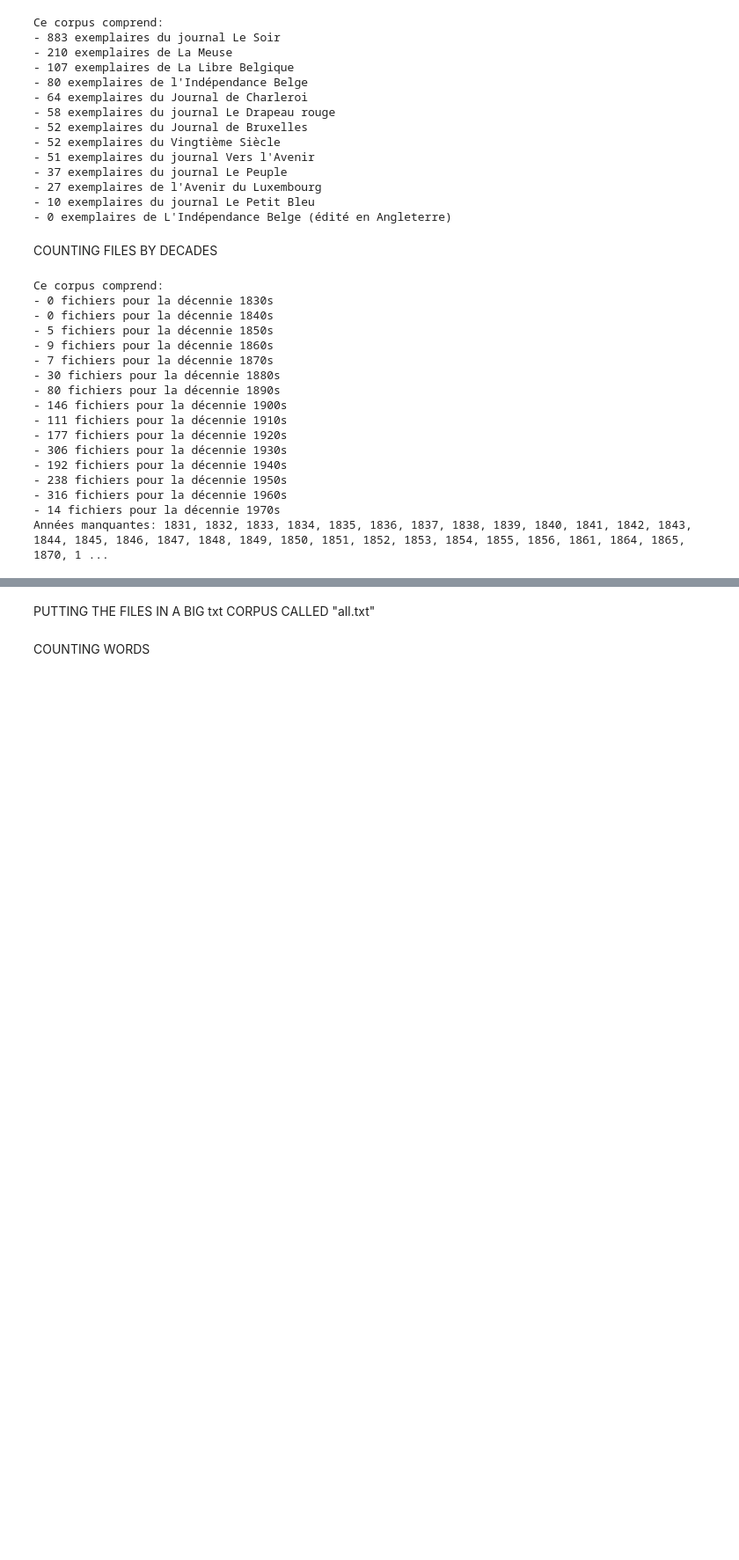
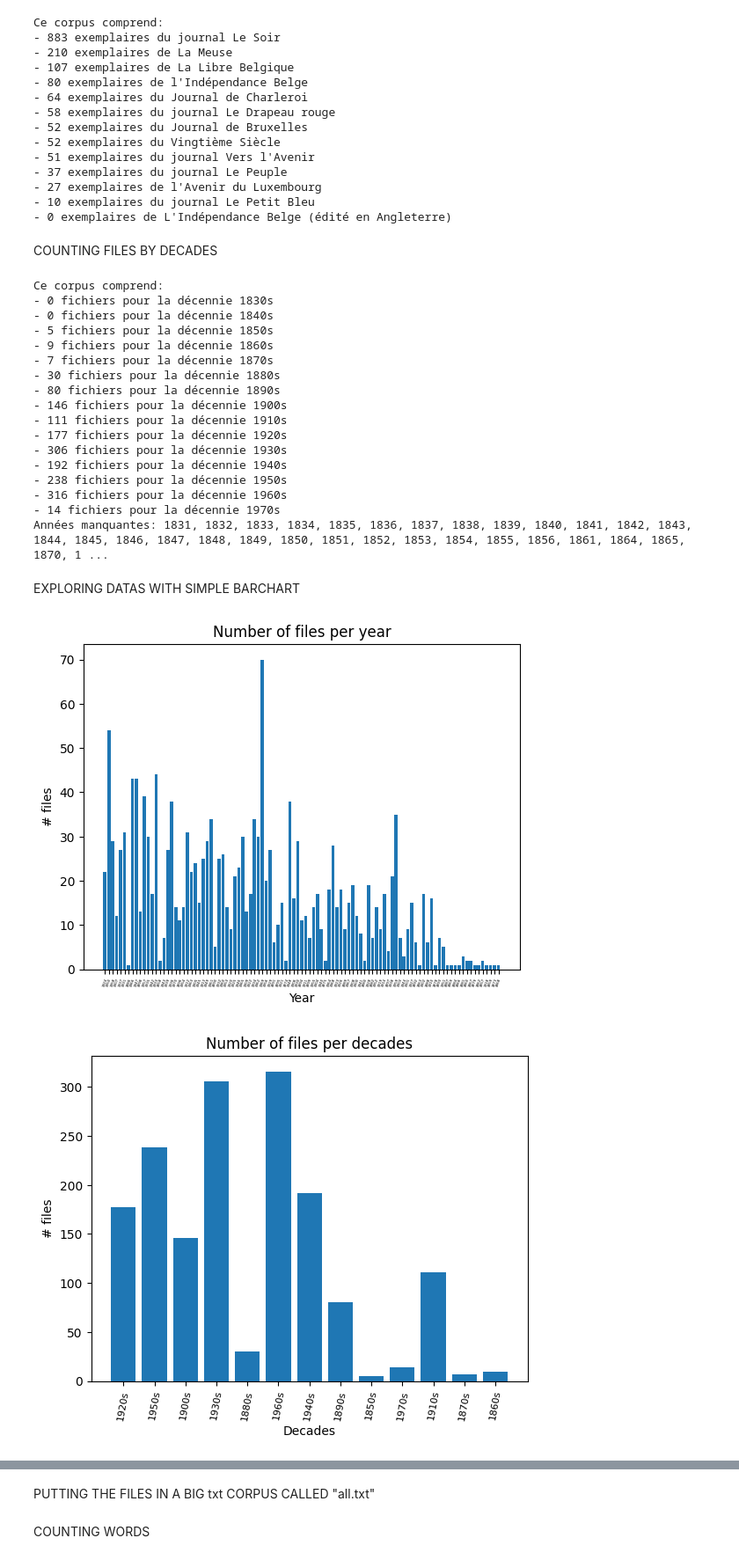
Before and after one commit to a-mahiant/tac, a Jupyter notebook: tp4/code.ipynb, the cells around one changed output, grey strips where cells are left out. Shown at 88% size. Cells and saved outputs as stored; diff of their text form; code cells hidden in the pictures; blank space fills up the shorter version.

```diff
--- a/tp4/code.ipynb
+++ b/tp4/code.ipynb
@@ -60,26 +60,28 @@ all_years = [str(year) for year in range(1831, 1971)]
 # %%
 count_decade = defaultdict(int)
 count_month = defaultdict(int)
+count_year = defaultdict(int)
 count_newspapers = defaultdict(int)
 covered_years = set()
 
-for fileName in files:
-    if "_" in fileName and fileName.endswith("txt"):
-        block = fileName.split("_")
+for f in files:
+    if "_" in f and f.endswith("txt"):
+        elems = f.split("_")
 
-        newspaper = block[1]
+        newspaper = elems[1]
 
-        year = block[2].split("-")[0]
+        year = elems[2].split("-")[0]
         covered_years.add(year)
         decade = year[:3] + "0s"
 
-        month = int(block[2].split("-")[1])
+        month = int(elems[2].split("-")[1])
 
         count_decade[decade] += 1
         count_newspapers[newspaper] += 1
         count_month[month] += 1
+        count_year [year] += 1
     else:
-        print(f"Anomalous file: {fileName}")
+        print(f"Anomalous file: {f}")
 # %% [output]
 Anomalous file: .DS_Store
 # %% [markdown]
@@ -156,3 +158,32 @@ Ce corpus comprend:
 - 316 fichiers pour la décennie 1960s
 - 14 fichiers pour la décennie 1970s
 Années manquantes: 1831, 1832, 1833, 1834, 1835, 1836, 1837, 1838, 1839, 1840, 1841, 1842, 1843, 1844, 1845, 1846, 1847, 1848, 1849, 1850, 1851, 1852, 1853, 1854, 1855, 1856, 1861, 1864, 1865, 1870, 1 ...
+# %% [markdown]
+EXPLORING DATAS WITH SIMPLE BARCHART
+# %%
+index = np.arange(len(count_year))
+plt.bar(index, count_year.values())
+plt.xlabel('Year')
+plt.ylabel('# files')
+plt.xticks(index, count_year.keys(), fontsize=3, rotation=70)
+plt.title('Number of files per year')
+plt.show()
+
+index = np.arange(len(count_decade))
+plt.bar(index, count_decade.values())
+plt.xlabel('Decades')
+plt.ylabel('# files')
+plt.xticks(index, count_decade.keys(), fontsize=8, rotation=80)
+plt.title('Number of files per decades')
+plt.show()
+
+index = np.arange(len(count_newspapers))
+plt.bar(index, count_newspapers.values())
+plt.xlabel('Newspapers')
+plt.ylabel('# files')
+plt.xticks(index, count_newspapers.keys(), fontsize=8, rotation=30)
+plt.title('Number of files per newspapers')
+plt.show()
+# %% [output]
+[figure, added]
+[figure, added]
```
Also changed, not shown: parts of 4 cells of this notebook.
